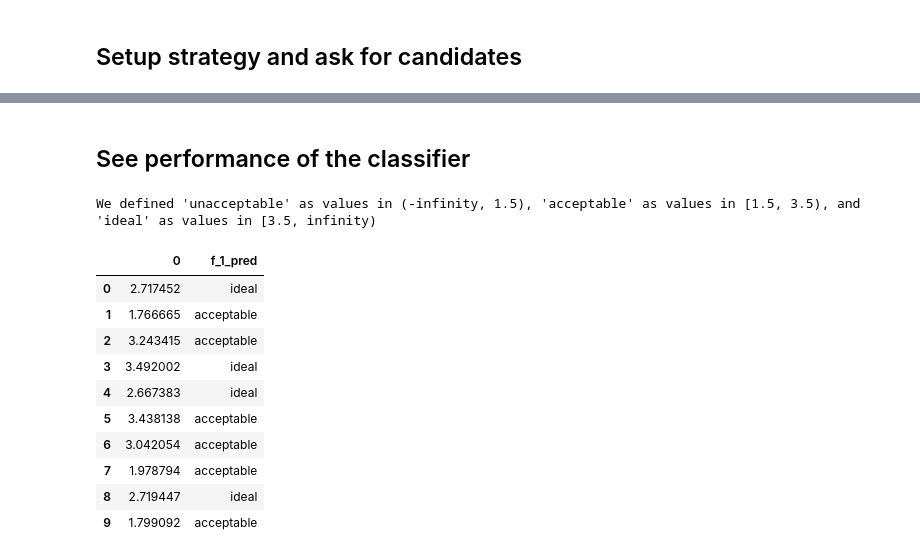
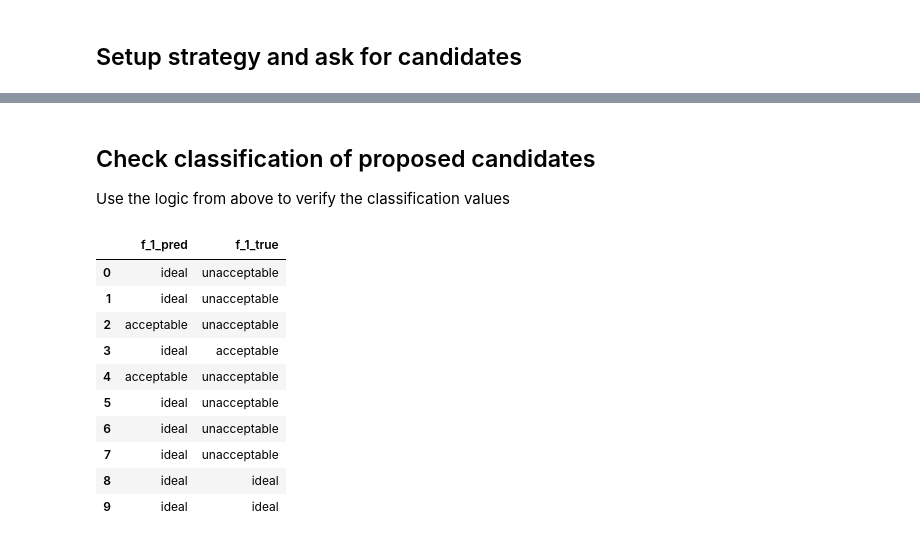
Before and after one commit to experimental-design/bofire, a Jupyter notebook: tutorials/basic_examples/Unknown_Constraint_Classification.ipynb, the cells around one changed output, grey strips where cells are left out. Drawn from its saved outputs; the diff is of its cells as text; code cells hidden in the pictures.

```diff
--- a/tutorials/basic_examples/Unknown_Constraint_Classification.ipynb
+++ b/tutorials/basic_examples/Unknown_Constraint_Classification.ipynb
@@ -105,18 +135,24 @@ candidates
-# %% [markdown]
-## See performance of the classifier
-# %%
-print(f"We defined 'unacceptable' as values in (-infinity, 1.5), 'acceptable' as values in [1.5, 3.5), and 'ideal' as values in [3.5, infinity)\n")
-pd.concat((candidates[[feat.key for feat in input_features]].astype(float).sum(1), candidates["f_1_pred"]), axis=1)
-# %% [output]
-We defined 'unacceptable' as values in (-infinity, 1.5), 'acceptable' as values in [1.5, 3.5), and 'ideal' as values in [3.5, infinity)
-|  | 0 | f_1_pred |
-| 0 | 2.717452 | ideal |
-| 1 | 1.766665 | acceptable |
-| 2 | 3.243415 | acceptable |
-| 3 | 3.492002 | ideal |
-| 4 | 2.667383 | ideal |
-| 5 | 3.438138 | acceptable |
-| 6 | 3.042054 | acceptable |
-| 7 | 1.978794 | acceptable |
-| 8 | 2.719447 | ideal |
-| 9 | 1.799092 | acceptable |
+# %% [markdown]
+## Check classification of proposed candidates
+
+Use the logic from above to verify the classification values
+# %%
+# Append to the candidates
+candidates["f_1_true"] = "unacceptable"
+candidates.loc[(candidates[input_features.get_keys(includes=ContinuousInput, excludes=CategoricalInput)].abs().sum(1) <= 6.5) * (candidates[input_features.get_keys(includes=ContinuousInput, excludes=CategoricalInput)].abs().sum(1) >= 3.5), "f_1_true"] = "acceptable"
+candidates.loc[(candidates[input_features.get_keys(includes=ContinuousInput, excludes=CategoricalInput)].abs().sum(1) <= 5.5) * (candidates[input_features.get_keys(includes=ContinuousInput, excludes=CategoricalInput)].abs().sum(1) >= 4.5), "f_1_true"] = "ideal"
+# %%
+# Print results
+candidates[["f_1_pred", "f_1_true"]]
+# %% [output]
+|  | f_1_pred | f_1_true |
+| 0 | ideal | unacceptable |
+| 1 | ideal | unacceptable |
+| 2 | acceptable | unacceptable |
+| 3 | ideal | acceptable |
+| 4 | acceptable | unacceptable |
+| 5 | ideal | unacceptable |
+| 6 | ideal | unacceptable |
+| 7 | ideal | unacceptable |
+| 8 | ideal | ideal |
+| 9 | ideal | ideal |
```
Also changed, not shown: parts of 8 cells of this notebook, 33 other files.
